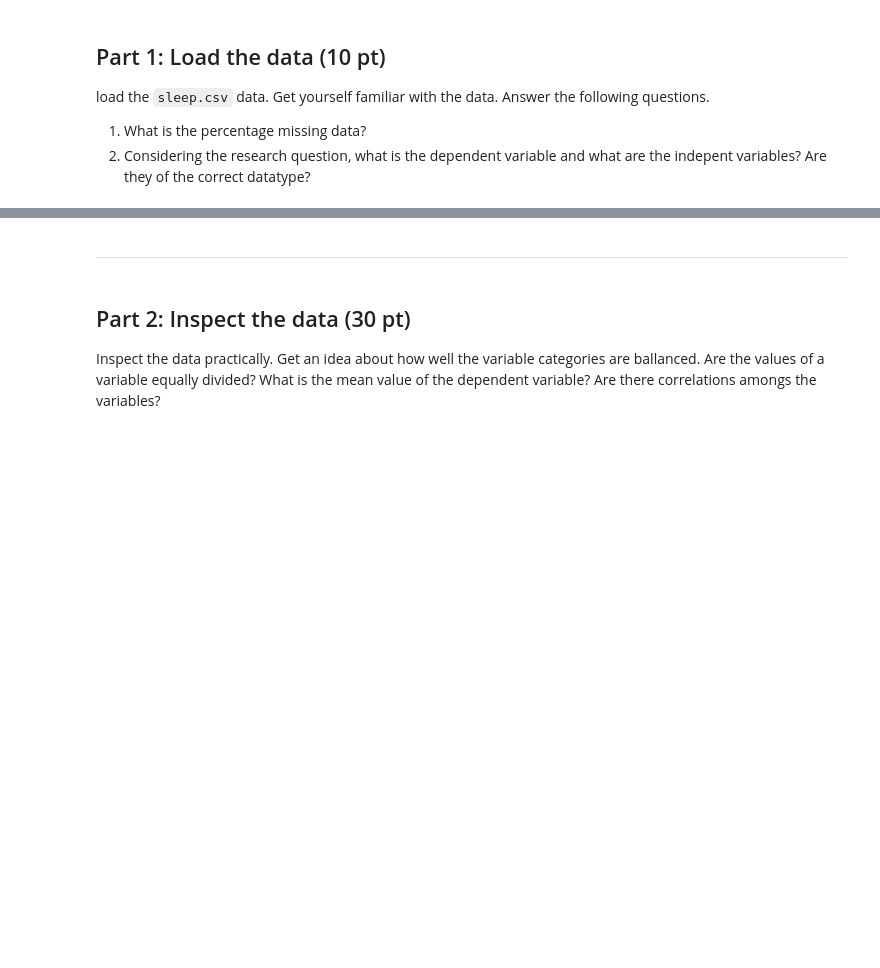
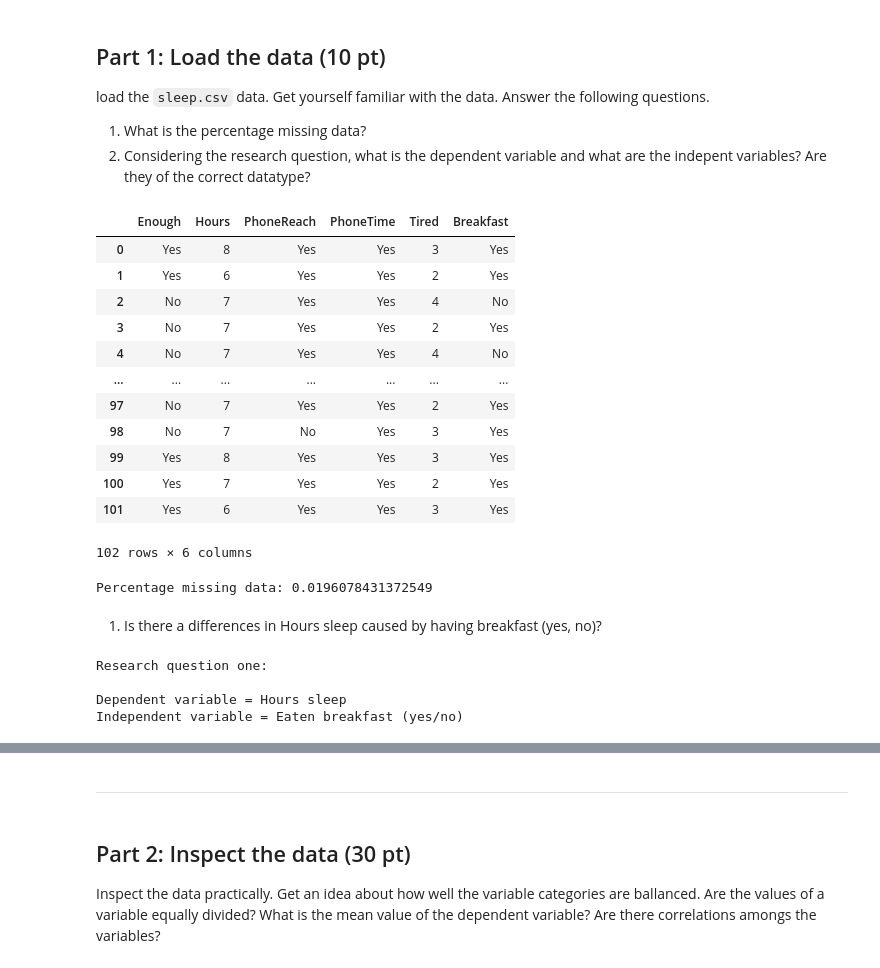
Before and after one commit to stijn-arends/BFVM19PROG1, a Jupyter notebook: assessments/Assignment_week_05.ipynb, the cells around one changed output, grey strips where cells are left out. Cells and saved outputs as stored; diff of their text form; code cells hidden in the pictures; blank space fills up the shorter version.

```diff
--- a/assessments/Assignment_week_05.ipynb
+++ b/assessments/Assignment_week_05.ipynb
@@ -52,0 +80,17 @@ A one-way ANOVA has just one independent variable. A two-way ANOVA (are also cal
+# %%
+def get_config():
+    """
+    Read in config file and return it as a dictionary.
+
+    :returns
+    --------
+    config - dict
+        Configuration file in dictionary form.
+    """
+    with open("config.yaml", 'r') as stream:
+        config = yaml.safe_load(stream)
+    return config
+
+config = get_config()
+print(type(config))
+data_dir = config['datadir']
@@ -62,0 +107,18 @@ load the `sleep.csv` data. Get yourself familiar with the data. Answer the follo
+# %%
+file = "sleep.csv"
+sleep_data = pd.read_csv(Path(data_dir + file))
+sleep_data
+# %% [output]
+|  | Enough | Hours | PhoneReach | PhoneTime | Tired | Breakfast |
+| 0 | Yes | 8 | Yes | Yes | 3 | Yes |
+| 1 | Yes | 6 | Yes | Yes | 2 | Yes |
+| 2 | No | 7 | Yes | Yes | 4 | No |
+| 3 | No | 7 | Yes | Yes | 2 | Yes |
+| 4 | No | 7 | Yes | Yes | 4 | No |
+| ... | ... | ... | ... | ... | ... | ... |
+| 97 | No | 7 | Yes | Yes | 2 | Yes |
+| 98 | No | 7 | No | Yes | 3 | Yes |
+| 99 | Yes | 8 | Yes | Yes | 3 | Yes |
+| 100 | Yes | 7 | Yes | Yes | 2 | Yes |
+| 101 | Yes | 6 | Yes | Yes | 3 | Yes |
+102 rows × 6 columns
@@ -63,2 +129,23 @@ load the `sleep.csv` data. Get yourself familiar with the data. Answer the follo
+# %%
+# Turn empty cells into NaN values
+sleep_data = sleep_data.replace(r'^\s*$', np.NaN, regex=True)
+
+#code printing percentage missing data
+n_missing_values = sleep_data.isnull().sum().sum() # number missing values glucose column
+n_total_values = sleep_data.shape[0] # number of total values
+percentage_missing = n_missing_values / n_total_values
+print(f"Percentage missing data: {percentage_missing}\n")
+# %% [output]
+Percentage missing data: 0.0196078431372549
+# %% [markdown]
+1. Is there a differences in Hours sleep caused by having breakfast (yes, no)?
 # %%
 #code printing answer dependent and independent variables
+print("Research question one:\n")
+print("Dependent variable = Hours sleep")
+print("Independent variable = Eaten breakfast (yes/no) ")
+# %% [output]
+Research question one:
+
+Dependent variable = Hours sleep
+Independent variable = Eaten breakfast (yes/no)
```
Also changed, not shown: parts of 34 cells of this notebook.
